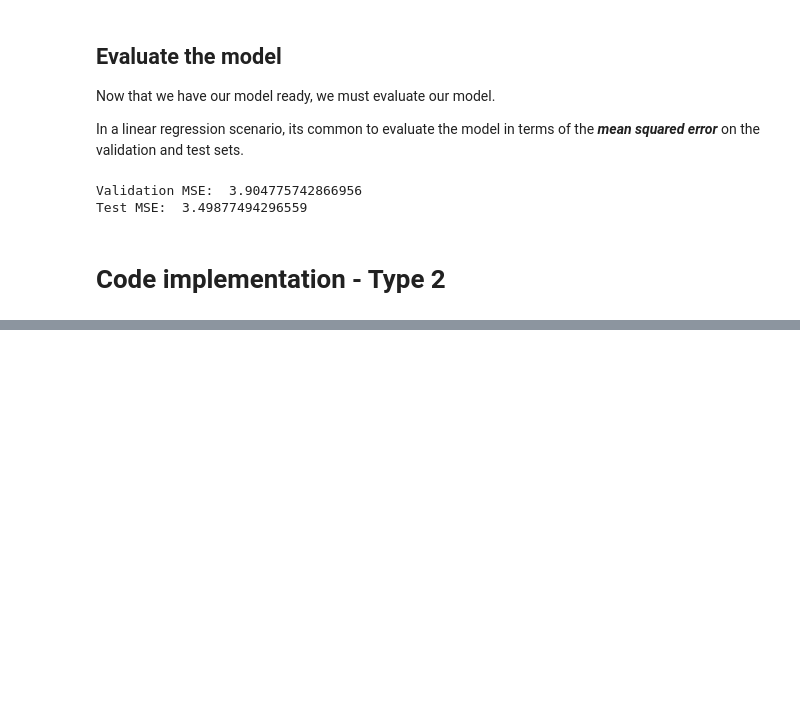
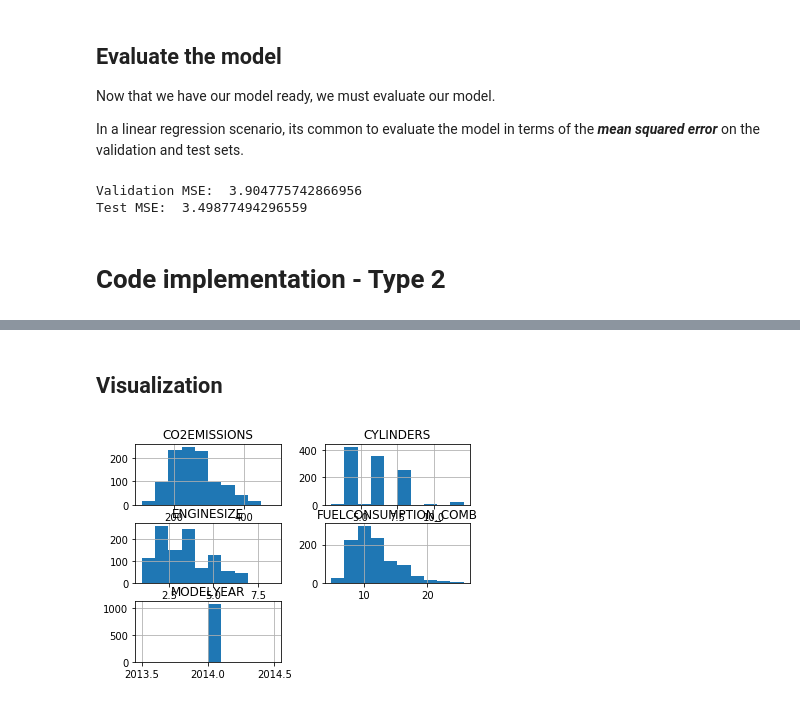
Before and after one commit to laxmankishore/ML-Algorithms, a Jupyter notebook: Linear Regression.ipynb, the cells around one changed output, grey strips where cells are left out. Drawn from its saved outputs; the diff is of its cells as text; code cells hidden in the pictures; blank space fills up the shorter version.

```diff
--- a/Linear Regression.ipynb
+++ b/Linear Regression.ipynb
@@ -125,0 +160,5 @@ Test MSE:  3.49877494296559
+# %%
+df = pd.read_csv("FuelConsumption.csv")
+
+# take a look at the dataset
+df.head()
@@ -125,0 +196,5 @@ Test MSE:  3.49877494296559
+# %%
+considerable_features = ['ENGINESIZE','MODELYEAR','CYLINDERS','FUELCONSUMPTION_COMB','CO2EMISSIONS']
+# %%
+con_df = df[considerable_features]
+con_df.head()
@@ -125,0 +208,2 @@ Test MSE:  3.49877494296559
+# %% [markdown]
+## Visualization
@@ -125,0 +212,5 @@ Test MSE:  3.49877494296559
+# %%
+con_df.hist()
+plt.show()
+# %% [output]
+[figure, added]
```
Also changed, not shown: parts of 36 cells of this notebook.
